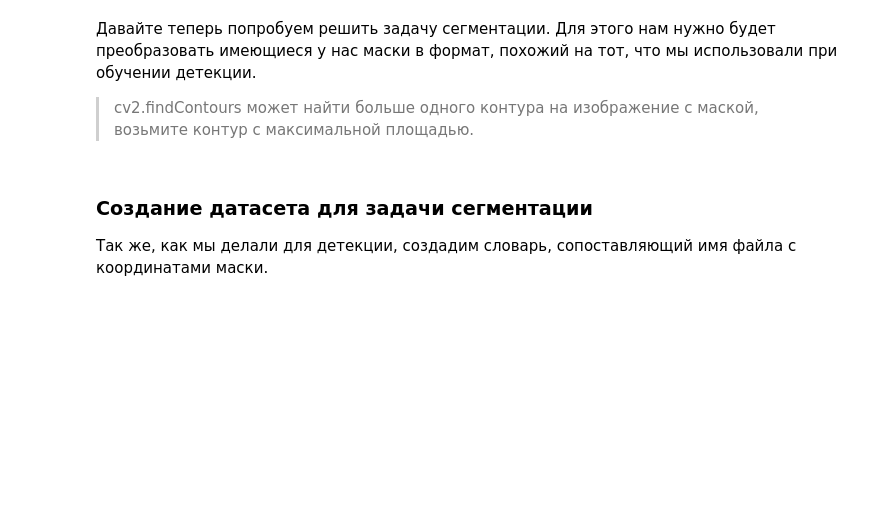
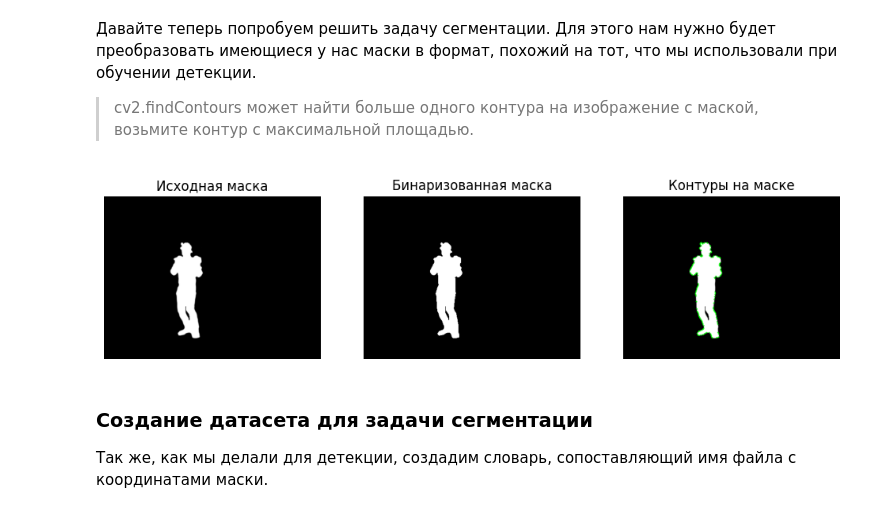
Before and after one commit to AndreyKurdyubov/Karpov.courses_DL, a Jupyter notebook: CV/Lesson_7/CV_hw7_student.ipynb, the cells around one changed output. Saved outputs shown, nothing was run; the diff lists cells and outputs as text; code cells hidden in the pictures; blank space fills up the shorter version.

```diff
--- a/CV/Lesson_7/CV_hw7_student.ipynb
+++ b/CV/Lesson_7/CV_hw7_student.ipynb
@@ -529,6 +584,44 @@ onnx_path = ...
 
 
 > cv2.findContours может найти больше одного контура на изображение с маской, возьмите контур с максимальной площадью.
+# %%
+mask_path = "/kaggle/input/datasets/tapakah68/segmentation-full-body-mads-dataset/segmentation_full_body_mads_dataset_1192_img/segmentation_full_body_mads_dataset_1192_img/masks/HipHop_HipHop1_C0_00180.png"
+mask = cv2.imread(mask_path, cv2.IMREAD_GRAYSCALE)
+
+# Бинаризуем: все что > порога становится 255
+_, binary_mask = cv2.threshold(mask, 127, 255, cv2.THRESH_BINARY)
+
+# Находим контуры на бинарной маске
+contours, _ = cv2.findContours(binary_mask, cv2.RETR_EXTERNAL, cv2.CHAIN_APPROX_SIMPLE)
+
+# максимальный контур по площади
+max_contour = sorted(contours, key = cv2.contourArea, reverse = True)[0]
+
+# Создаем цветное изображение для отображения
+mask_colored = cv2.cvtColor(mask, cv2.COLOR_GRAY2BGR)
+
+# Рисуем контуры
+cv2.drawContours(mask_colored, max_contour, -1, (0, 255, 0), 2)
+
+# Отображаем
+plt.figure(figsize=(12, 4))
+plt.subplot(1, 3, 1)
+plt.imshow(mask, cmap='gray')
+plt.title('Исходная маска')
+plt.axis('off')
+
+plt.subplot(1, 3, 2)
+plt.imshow(binary_mask, cmap='gray')
+plt.title('Бинаризованная маска')
+plt.axis('off')
+
+plt.subplot(1, 3, 3)
+plt.imshow(cv2.cvtColor(mask_colored, cv2.COLOR_BGR2RGB))
+plt.title('Контуры на маске')
+plt.axis('off')
+plt.show()
+# %% [output]
+[figure, added]
 # %%
 def extract_polygon_points(mask_path):
     """
```
Also changed, not shown: parts of 31 cells of this notebook, 2 other files.
